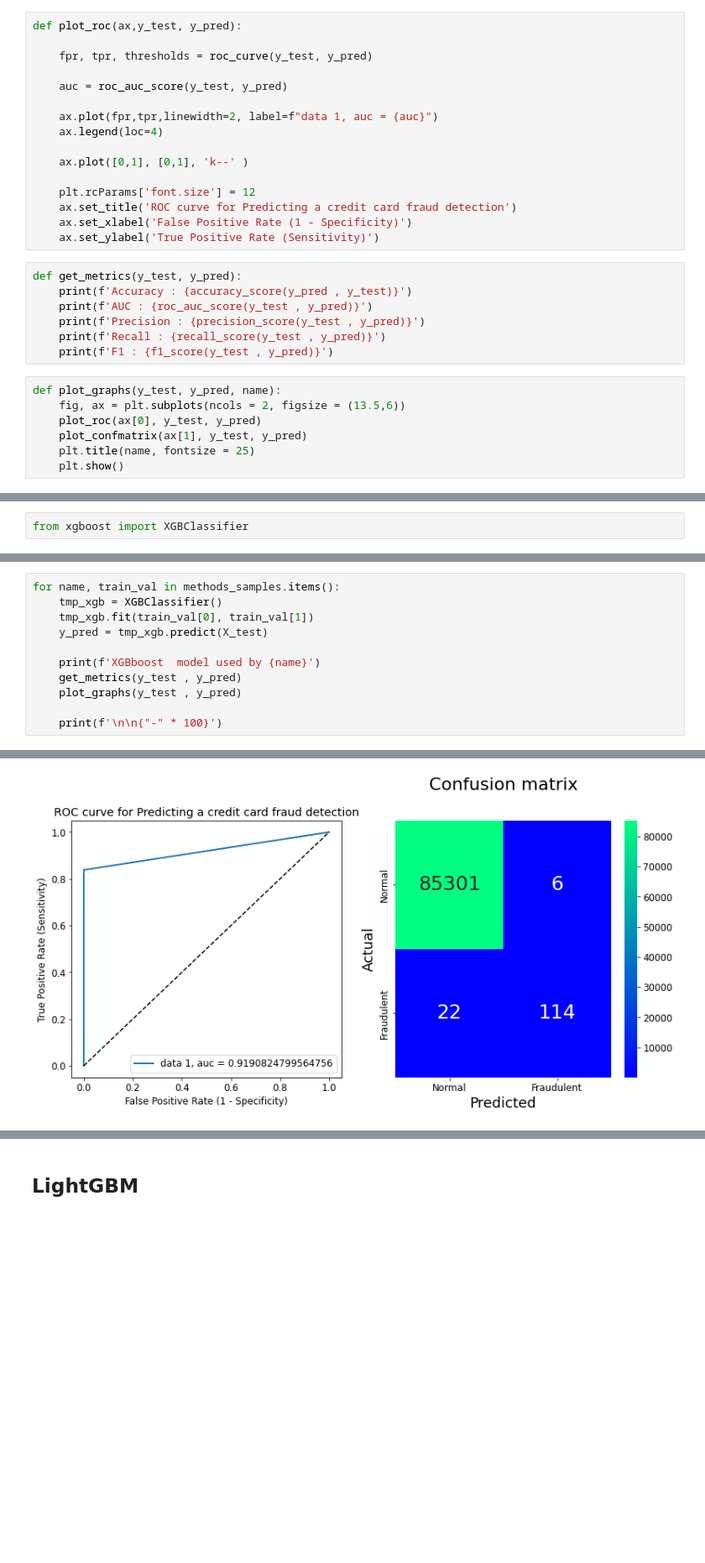
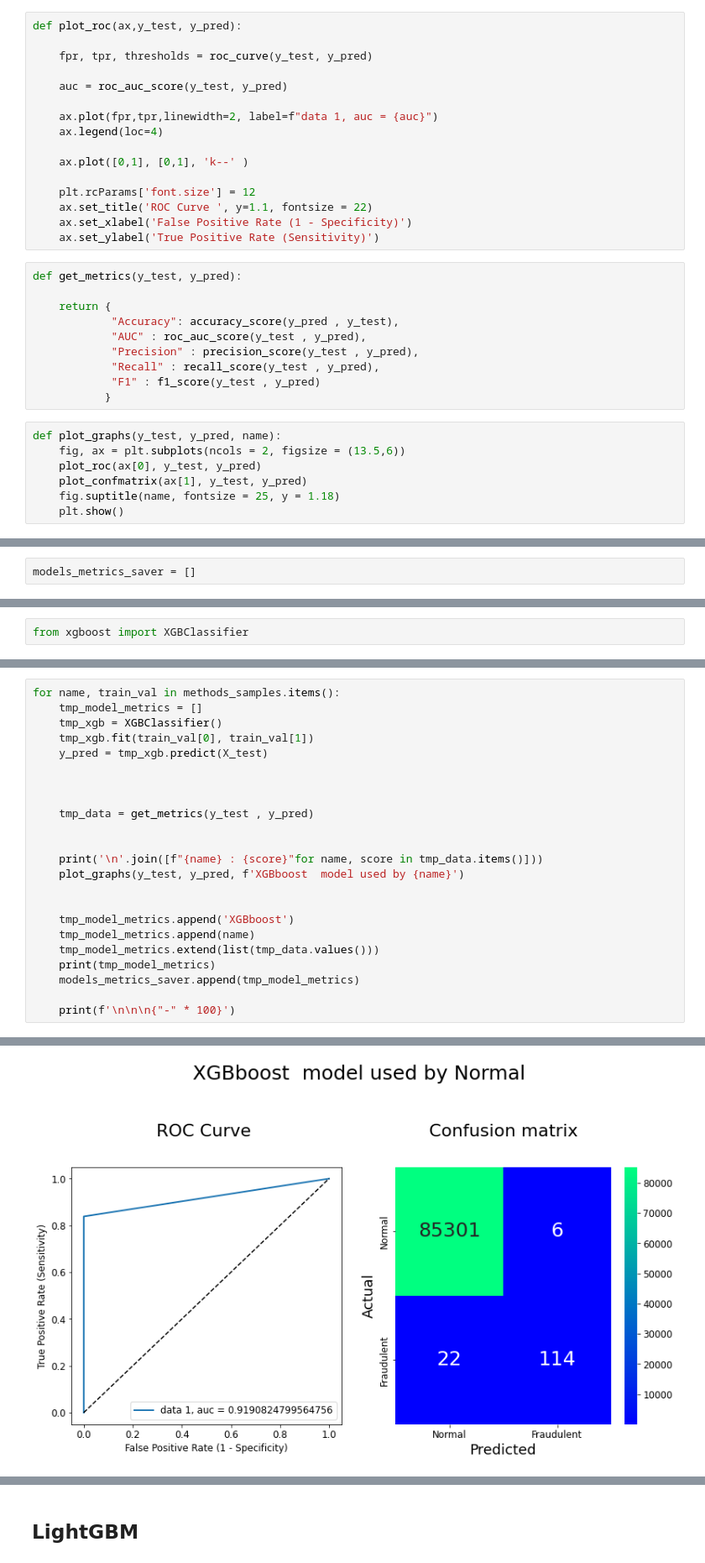
Before and after one commit to Cavidan-oss/Fraud_Detector_ML, a Jupyter notebook: fraud_detection.ipynb, the cells around one changed output, grey strips where cells are left out. Shown at 84% size. Cells and saved outputs as stored; diff of their text form; blank space fills up the shorter version.

```diff
--- a/fraud_detection.ipynb
+++ b/fraud_detection.ipynb
@@ -458,20 +441,23 @@ def plot_roc(ax,y_test, y_pred):
     ax.plot([0,1], [0,1], 'k--' )
 
     plt.rcParams['font.size'] = 12
-    ax.set_title('ROC curve for Predicting a credit card fraud detection')
+    ax.set_title('ROC Curve ', y=1.1, fontsize = 22)
     ax.set_xlabel('False Positive Rate (1 - Specificity)')
     ax.set_ylabel('True Positive Rate (Sensitivity)')
 # %%
 def get_metrics(y_test, y_pred):
-    print(f'Accuracy : {accuracy_score(y_pred , y_test)}')
-    print(f'AUC : {roc_auc_score(y_test , y_pred)}')
-    print(f'Precision : {precision_score(y_test , y_pred)}')
-    print(f'Recall : {recall_score(y_test , y_pred)}')
-    print(f'F1 : {f1_score(y_test , y_pred)}')
+
+    return {
+            "Accuracy": accuracy_score(y_pred , y_test),
+            "AUC" : roc_auc_score(y_test , y_pred),
+            "Precision" : precision_score(y_test , y_pred),
+            "Recall" : recall_score(y_test , y_pred),
+            "F1" : f1_score(y_test , y_pred)
+           }
 # %%
 def plot_graphs(y_test, y_pred, name):
     fig, ax = plt.subplots(ncols = 2, figsize = (13.5,6))
     plot_roc(ax[0], y_test, y_pred)
     plot_confmatrix(ax[1], y_test, y_pred)
-    plt.title(name, fontsize = 25)
+    fig.suptitle(name, fontsize = 25, y = 1.18)
     plt.show()
@@ -481,0 +475,2 @@ AUC -  0.9335246090418068
+# %%
+models_metrics_saver = []
@@ -574,12 +566,24 @@ from xgboost import XGBClassifier
 # %%
 for name, train_val in methods_samples.items():
+    tmp_model_metrics = []
     tmp_xgb = XGBClassifier()
     tmp_xgb.fit(train_val[0], train_val[1])
     y_pred = tmp_xgb.predict(X_test)
 
-    print(f'XGBboost  model used by {name}')
-    get_metrics(y_test , y_pred)
-    plot_graphs(y_test , y_pred)
 
-    print(f'\n\n{"-" * 100}')
+
+    tmp_data = get_metrics(y_test , y_pred)
+
+
+    print('\n'.join([f"{name} : {score}"for name, score in tmp_data.items()]))
+    plot_graphs(y_test, y_pred, f'XGBboost  model used by {name}')
+
+
+    tmp_model_metrics.append('XGBboost')
+    tmp_model_metrics.append(name)
+    tmp_model_metrics.extend(list(tmp_data.values()))
+    print(tmp_model_metrics)
+    models_metrics_saver.append(tmp_model_metrics)
+
+    print(f'\n\n\n{"-" * 100}')
 # %% [output]
@@ -587,6 +590,6 @@ XGBboost  model used by Normal
 Accuracy : 0.9996722961506501
 AUC : 0.9190824799564756
 Precision : 0.95
 Recall : 0.8382352941176471
 F1 : 0.890625
-[figure, old version]
+[figure, new version]
```
Also changed, not shown: parts of 31 cells of this notebook.
